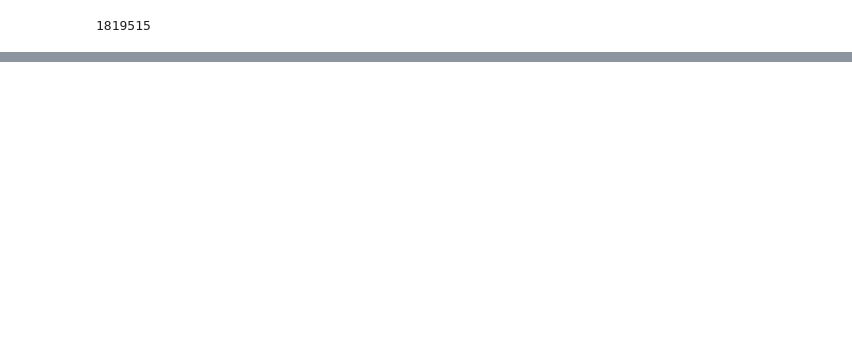
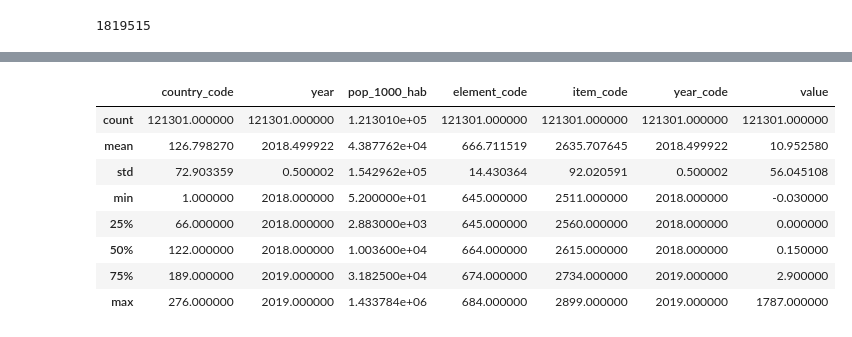
Before and after one commit to subut0n/DemographyNutritionFAO, a Jupyter notebook: faostats.ipynb, the cells around one changed output, grey strips where cells are left out. Saved outputs shown, nothing was run; the diff lists cells and outputs as text; code cells hidden in the pictures; blank space fills up the shorter version.

```diff
--- a/faostats.ipynb
+++ b/faostats.ipynb
@@ -108,0 +192,12 @@ product.size
+# %%
+df.describe()
+# %% [output]
+|  | country_code | year | pop_1000_hab | element_code | item_code | year_code | value |
+| count | 121301.000000 | 121301.000000 | 1.213010e+05 | 121301.000000 | 121301.000000 | 121301.000000 | 121301.000000 |
+| mean | 126.798270 | 2018.499922 | 4.387762e+04 | 666.711519 | 2635.707645 | 2018.499922 | 10.952580 |
+| std | 72.903359 | 0.500002 | 1.542962e+05 | 14.430364 | 92.020591 | 0.500002 | 56.045108 |
+| min | 1.000000 | 2018.000000 | 5.200000e+01 | 645.000000 | 2511.000000 | 2018.000000 | -0.030000 |
+| 25% | 66.000000 | 2018.000000 | 2.883000e+03 | 645.000000 | 2560.000000 | 2018.000000 | 0.000000 |
+| 50% | 122.000000 | 2018.000000 | 1.003600e+04 | 664.000000 | 2615.000000 | 2018.000000 | 0.150000 |
+| 75% | 189.000000 | 2019.000000 | 3.182500e+04 | 674.000000 | 2734.000000 | 2019.000000 | 2.900000 |
+| max | 276.000000 | 2019.000000 | 1.433784e+06 | 684.000000 | 2899.000000 | 2019.000000 | 1787.000000 |
```
Also changed, not shown: parts of 32 cells of this notebook, 6 other files.
